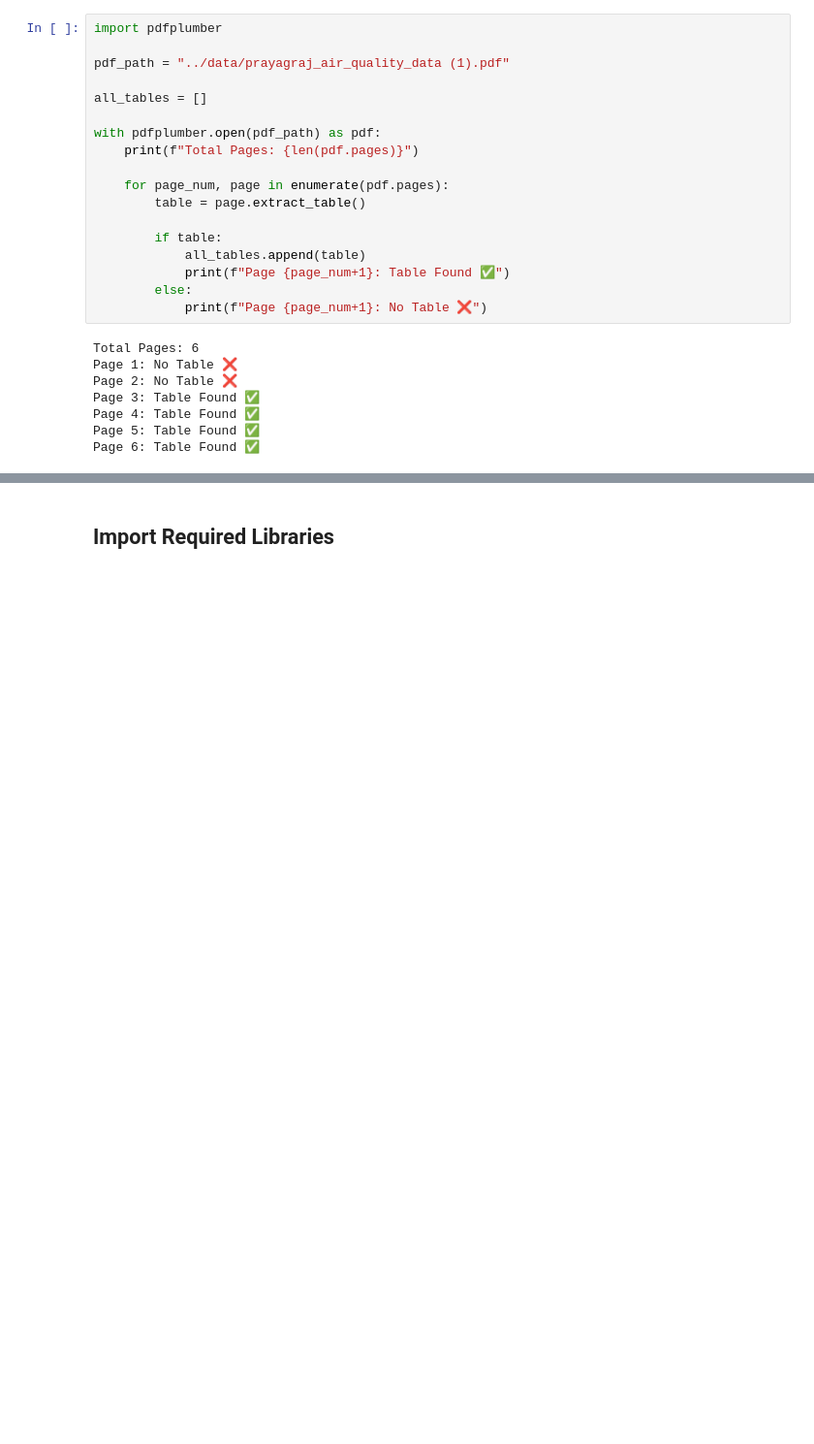
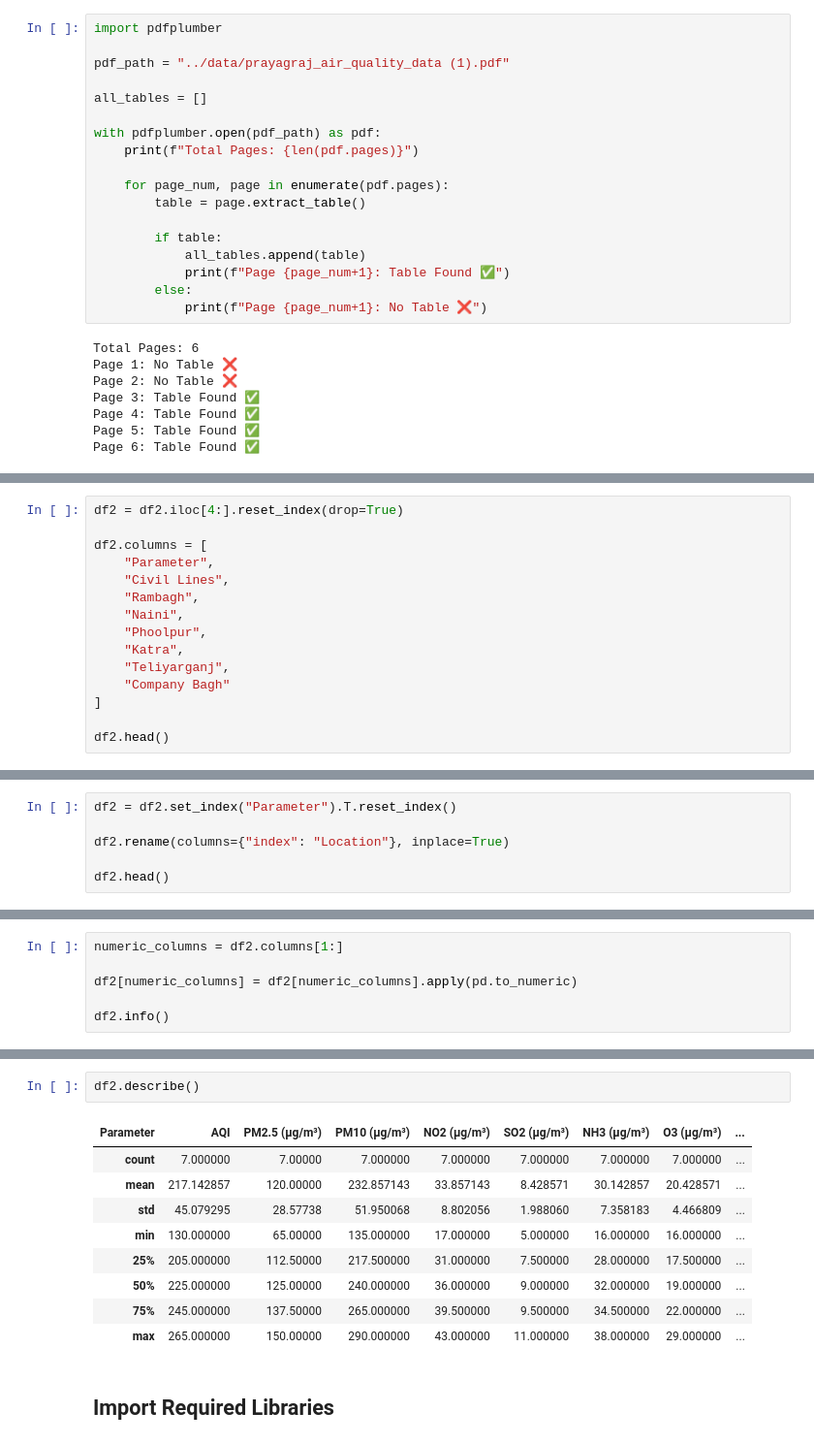
Before and after one commit to Anjalitiwari99/AQI_Prediction_System, a Jupyter notebook: notebooks/01_Data_Preprocessing.ipynb, the cells around one changed output, grey strips where cells are left out. Shown at 97% size. Cells and saved outputs as stored; diff of their text form; blank space fills up the shorter version.

```diff
--- a/notebooks/01_Data_Preprocessing.ipynb
+++ b/notebooks/01_Data_Preprocessing.ipynb
@@ -109,0 +383,15 @@ Page 6: Table Found ✅
+# %%
+df2 = df2.iloc[4:].reset_index(drop=True)
+
+df2.columns = [
+    "Parameter",
+    "Civil Lines",
+    "Rambagh",
+    "Naini",
+    "Phoolpur",
+    "Katra",
+    "Teliyarganj",
+    "Company Bagh"
+]
+
+df2.head()
@@ -109,0 +405,6 @@ Page 6: Table Found ✅
+# %%
+df2 = df2.set_index("Parameter").T.reset_index()
+
+df2.rename(columns={"index": "Location"}, inplace=True)
+
+df2.head()
@@ -109,0 +418,6 @@ Page 6: Table Found ✅
+# %%
+numeric_columns = df2.columns[1:]
+
+df2[numeric_columns] = df2[numeric_columns].apply(pd.to_numeric)
+
+df2.info()
@@ -110,3 +443,15 @@ Page 6: Table Found ✅
+# %%
+df2.describe()
+# %% [output]
+| Parameter | AQI | PM2.5 (µg/m³) | PM10 (µg/m³) | NO2 (µg/m³) | SO2 (µg/m³) | NH3 (µg/m³) | O3 (µg/m³) | ... |
+| count | 7.000000 | 7.00000 | 7.000000 | 7.000000 | 7.000000 | 7.000000 | 7.000000 | ... |
+| mean | 217.142857 | 120.00000 | 232.857143 | 33.857143 | 8.428571 | 30.142857 | 20.428571 | ... |
+| std | 45.079295 | 28.57738 | 51.950068 | 8.802056 | 1.988060 | 7.358183 | 4.466809 | ... |
+| min | 130.000000 | 65.00000 | 135.000000 | 17.000000 | 5.000000 | 16.000000 | 16.000000 | ... |
+| 25% | 205.000000 | 112.50000 | 217.500000 | 31.000000 | 7.500000 | 28.000000 | 17.500000 | ... |
+| 50% | 225.000000 | 125.00000 | 240.000000 | 36.000000 | 9.000000 | 32.000000 | 19.000000 | ... |
+| 75% | 245.000000 | 137.50000 | 265.000000 | 39.500000 | 9.500000 | 34.500000 | 22.000000 | ... |
+| max | 265.000000 | 150.00000 | 290.000000 | 43.000000 | 11.000000 | 38.000000 | 29.000000 | ... |
 # %% [markdown]
 ## Import Required Libraries
 # %%
```
Also changed, not shown: parts of 32 cells of this notebook.
